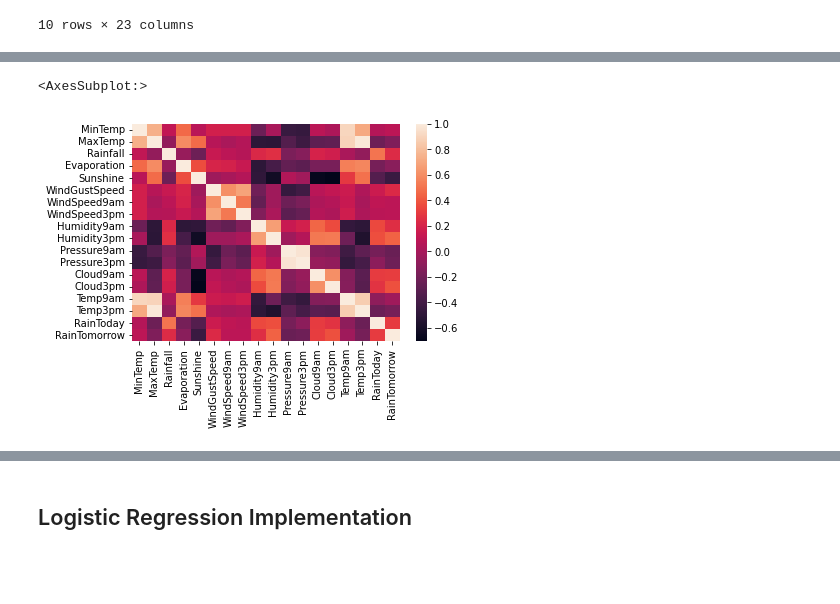
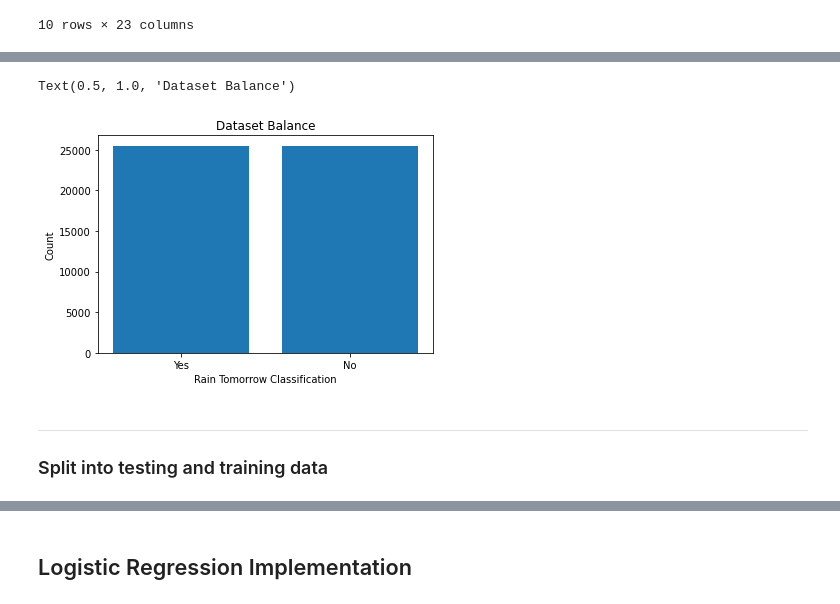
Before and after one commit to abbycarr/DS4400-ML-Rain, a Jupyter notebook: RainNotebook.ipynb, the cells around one changed output, grey strips where cells are left out. Drawn from its saved outputs; the diff is of its cells as text; code cells hidden in the pictures; blank space fills up the shorter version.

```diff
--- a/RainNotebook.ipynb
+++ b/RainNotebook.ipynb
@@ -79,8 +174,25 @@ Text(0.5, 1.0, 'Dataset Balance')
-# %%
-# Correlation Matrix attributes with other attributes
-
-corr_map = sns.heatmap(df.corr())
-corr_map
-# %% [output]
-<AxesSubplot:>
-[figure, removed]
+# %%
+# Undersampling
+X = df.drop("RainTomorrow", axis=1)
+y = df["RainTomorrow"]
+RUS = RandomUnderSampler(random_state=42)
+X_und, y_und = RUS.fit_sample(X, y)
+# %%
+# Barplot of data after undersampling
+
+sum_yes = y_und.sum()
+sum_no = len(y_und) - sum_yes
+
+x_labels = ['Yes', 'No']
+y_labels = [sum_yes, sum_no]
+
+plt.bar(x_labels, y_labels)
+plt.xlabel('Rain Tomorrow Classification')
+plt.ylabel('Count')
+plt.title('Dataset Balance')
+# %% [output]
+Text(0.5, 1.0, 'Dataset Balance')
+[figure, added]
+# %% [markdown]
+---
+### Split into testing and training data
```
Also changed, not shown: parts of 20 cells of this notebook.
